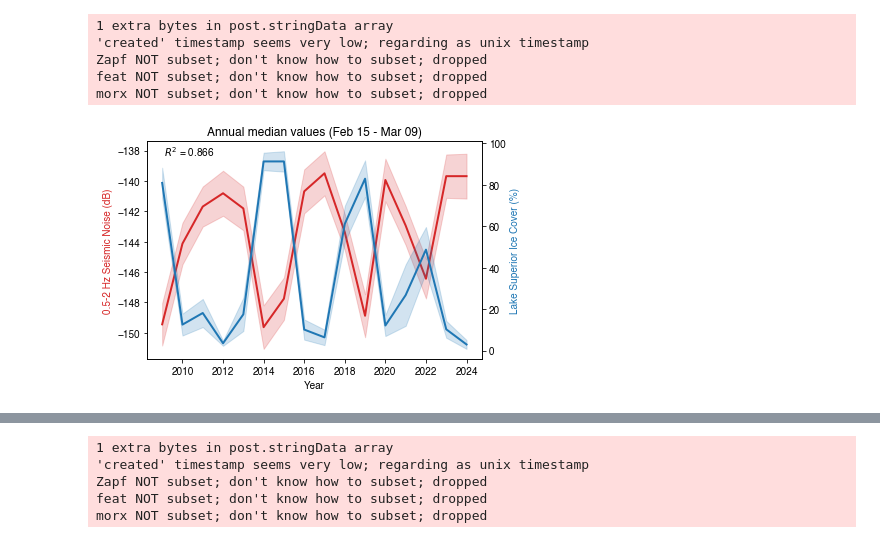
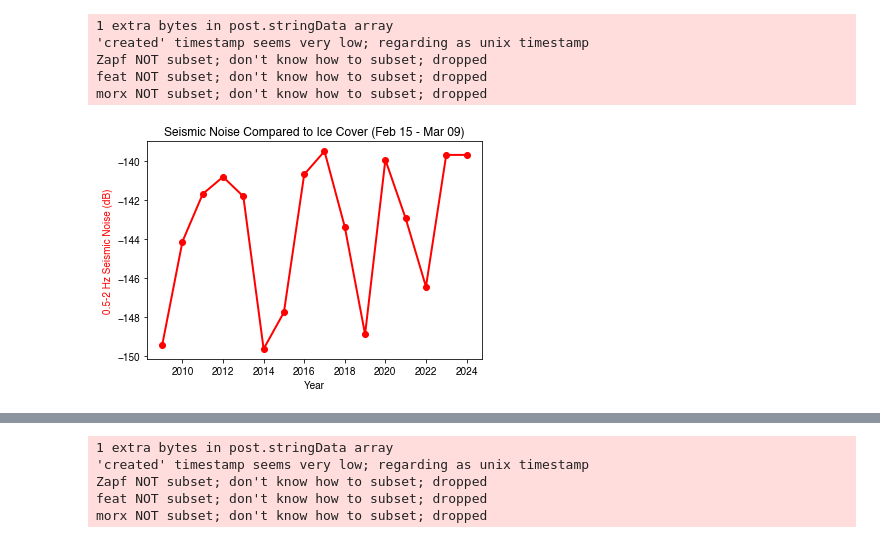
Before and after one commit to jbrussell/MUSTANG-microseism-ice, a Jupyter notebook: c2_plot_PSDav_noise.ipynb, the cells around one changed output, grey strips where cells are left out. Drawn from its saved outputs; the diff is of its cells as text; code cells hidden in the pictures.

```diff
--- a/a1b_plot_PSDav_noise_vs_icecover_EYMN.ipynb
+++ b/c2_plot_PSDav_noise.ipynb
@@ -108,8 +91,6 @@ df = df_yrs
 # Get Ice Cover Data
 
 ice_avg = []
-ice_std = []
-ice_stderr = []
 for iyr in range(len(tlist)):
     year_start = str(int(tlist[iyr][0][0:4])-1)
     year_end = tlist[iyr][0][0:4]
@@ -129,21 +110,14 @@ for iyr in range(len(tlist)):
 
     ice_avg.append(df_mask['value'].mean())
 
-    ice_std.append(df_mask['value'].std())
-
-    Nmeas = df_mask['value'].shape[0]
-    ice_stderr.append(df_mask['value'].std()/np.sqrt(Nmeas))
-
 ice_avg = np.asarray(ice_avg)
-ice_std = np.asarray(ice_std)
-ice_stderr = np.asarray(ice_stderr)
 
 
 # Plot ice averages
 
 hh, ax = plt.subplots()
 
-ax.errorbar(years, ice_avg, yerr=ice_std, fmt='-o',
+ax.plot(years, ice_avg, '-o',
               c='r', lw=2)
 
 ax.set_xlabel('Year')
@@ -157,51 +274,40 @@ No artists with labels found to put in legend.  Note that artists whose label st
 # %%
 # Calculate R^2 for seismic noise and ice cover
-# slope, intercept, r_value, p_value, std_err = scipy.stats.linregress(PSD_band[~np.isnan(PSD_band)],ice_avg[~np.isnan(PSD_band)])
 slope, intercept, r_value, p_value, std_err = scipy.stats.linregress(ice_avg[~np.isnan(PSD_band)], PSD_band[~np.isnan(PSD_band)])
 
 R2 = r_value**2
 
 years_pred = years[~np.isnan(PSD_band)]
 PSD_band_pred = PSD_band[~np.isnan(PSD_band)]
 # ice_avg_pred = slope * PSD_band_pred + intercept
 ice_avg_pred = (PSD_band_pred - intercept) / slope
 
 # Plot Average within band compared to ice cover
 
 hh, ax = plt.subplots()
 
-# ax.errorbar(years[~np.isnan(PSD_band)], PSD_band[~np.isnan(PSD_band)],yerr=PSD_band_stderr[~np.isnan(PSD_band)], fmt='-o', c='tab:red', lw=2, markeredgecolor='k',markersize=7)
-ax.fill_between(years[~np.isnan(PSD_band)],
-                 PSD_band[~np.isnan(PSD_band)]-PSD_band_stderr[~np.isnan(PSD_band)],
-                 PSD_band[~np.isnan(PSD_band)]+PSD_band_stderr[~np.isnan(PSD_band)],
-                 color='tab:red', alpha=0.2)
-ax.plot(years[~np.isnan(PSD_band)], PSD_band[~np.isnan(PSD_band)],'-', c='tab:red', lw=2)
+ax.plot(years[~np.isnan(PSD_band)], PSD_band[~np.isnan(PSD_band)], '-o',
+              c='r', lw=2)
 # ax.set_ylim([-190, -100])
-ax.set_ylabel(str(fmin)+'-'+str(fmax)+' Hz Seismic Noise (dB)', color='tab:red')
+ax.set_ylabel(str(fmin)+'-'+str(fmax)+' Hz Seismic Noise (dB)', color='r')
 
-ax2 = ax.twinx()
-# ax2.errorbar(years, ice_avg, yerr=ice_std, fmt='-o',
-#               c='tab:blue', lw=2, markeredgecolor='k',markersize=7)
-ax2.fill_between(years,
-                 ice_avg-ice_std,
-                 ice_avg+ice_std,
-                 color='tab:blue', alpha=0.2)
-ax2.plot(years, ice_avg,'-', c='tab:blue', lw=2)
-# ax2.plot(years_pred, ice_avg_pred, '--', c='b', lw=2)
-ax2.set_ylabel('Lake '+lake+' Ice Cover (%)', color='tab:blue')
+# ax2 = ax.twinx()
+# ax2.plot(years, ice_avg, '-o', c='b', lw=2)
+# # ax2.plot(years_pred, ice_avg_pred, '--', c='b', lw=2)
+# ax2.set_ylabel('Lake '+lake+' Ice Cover (%)', color='b')
 
-ax.annotate("$R^2$ = {:.3f}".format(R2), (0.05, 0.93), xycoords='axes fraction')
+# ax.annotate("$R^2$ = {:.3f}".format(R2), (0.05, 0.93), xycoords='axes fraction')
 
 # ax.set_xlim([5e-3, 16])
 ax.set_xlabel('Year')
-ax.set_title('Annual Mean Values ('+start_dates[0].strftime('%b %d')+' - '+end_dates[0].strftime('%b %d')+')')
+ax.set_title('Seismic Noise Compared to Ice Cover ('+start_dates[0].strftime('%b %d')+' - '+end_dates[0].strftime('%b %d')+')')
 # ax.legend()
 
-plt.savefig(figdir+'a1b_noise_icecover_compare_'+station+'_'+lake+'.pdf',bbox_inches='tight')
+# plt.savefig(figdir+'noise_icecover_compare_'+station+'_'+lake+'.pdf',bbox_inches='tight')
 # %% [output]
 1 extra bytes in post.stringData array
 'created' timestamp seems very low; regarding as unix timestamp
 Zapf NOT subset; don't know how to subset; dropped
 feat NOT subset; don't know how to subset; dropped
 morx NOT subset; don't know how to subset; dropped
-[figure, old version]
+[figure, new version]
```
Also changed, not shown: parts of 12 cells of this notebook, 28 other files.
